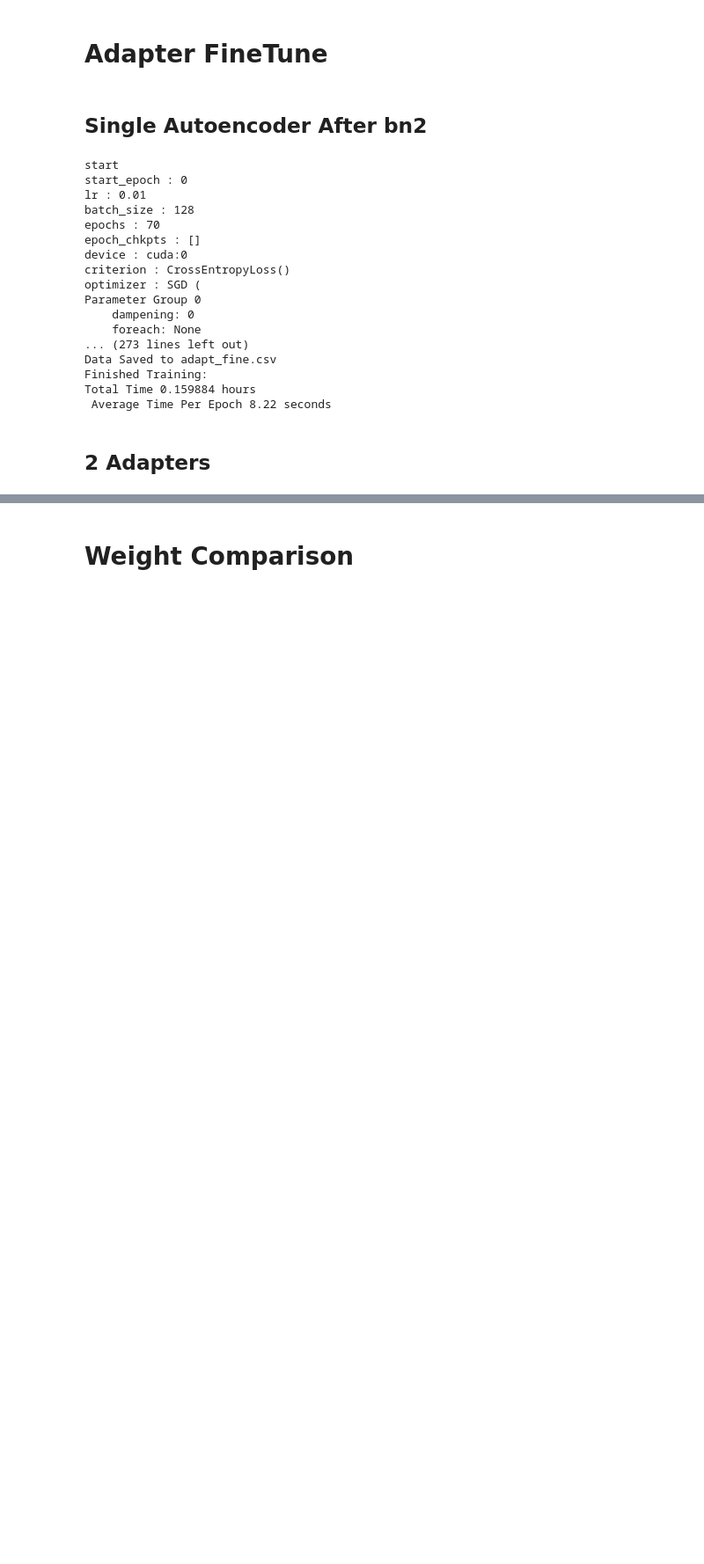
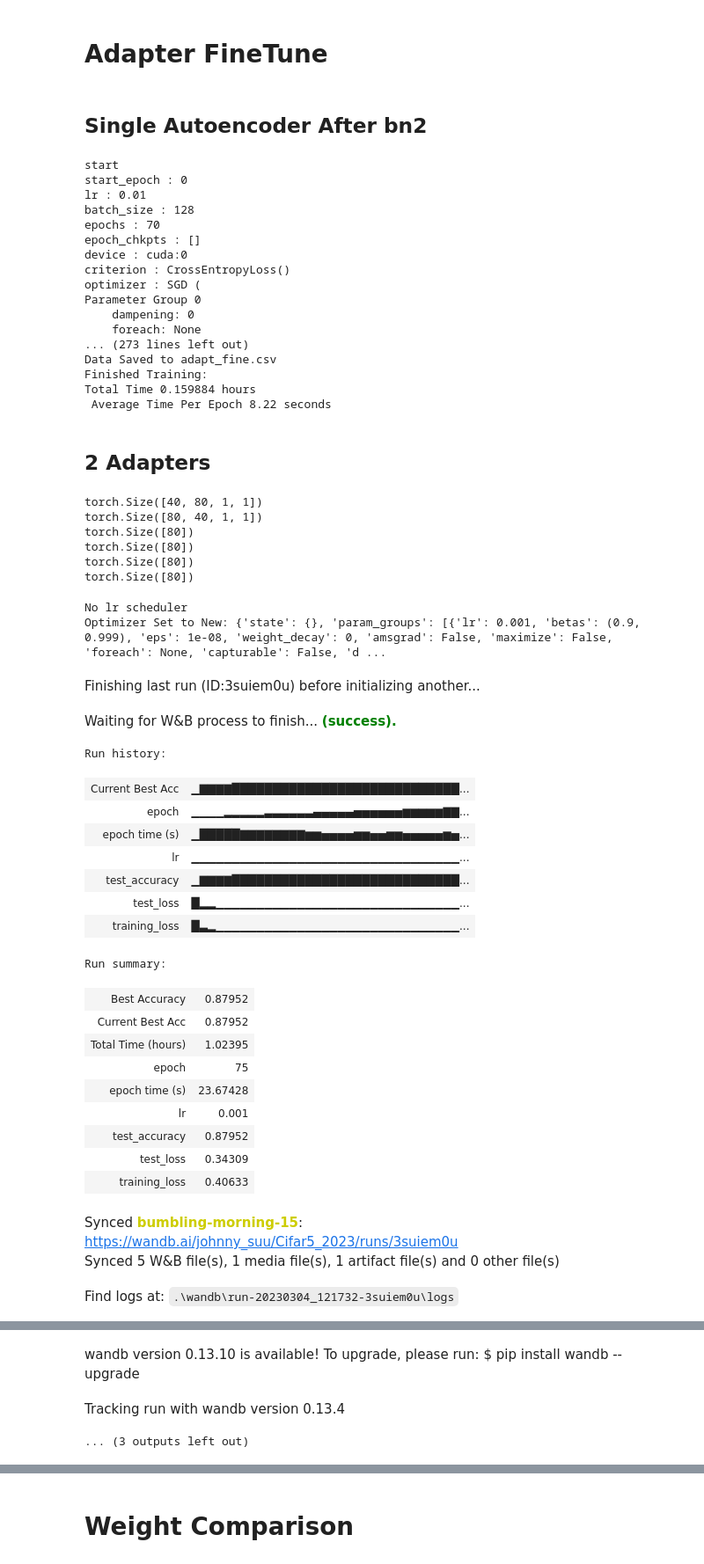
Before and after one commit to Johnnny-suu/Adapters_BNNs-Thesis-, a Jupyter notebook: Cifar_n.ipynb, the cells around one changed output, grey strips where cells are left out. Shown: that part at 88% size. Saved outputs shown, nothing was run; the diff lists cells and outputs as text; code cells hidden in the pictures; blank space fills up the shorter version.

```diff
--- a/Cifar_n.ipynb
+++ b/Cifar_n.ipynb
@@ -174,7 +226,7 @@ classes
 
 device = 'cuda:0' if torch.cuda.is_available() else 'cpu'
 
-PATH = '.\SavedModels\Cifar5\Baseline_BNN_Resnet18_2022_10_21_10_47_20\Baseline_BNN_Resnet18_best_acc.pth'
+PATH = 'SavedModels\Cifar5_2023\Baseline_BNN_Resnet18_2023-03-03 12-25-21\Baseline_BNN_Resnet18_best_acc.pth'
 BinCifar5_state_dict = torch.load(PATH,map_location= device)
 
 feat_extr_model = resnet18_adapt(num_classes= 5)
@@ -182,8 +234,10 @@ feat_extr_model.load_state_dict(BinCifar5_state_dict)
 feat_extr_model.freeze()
 feat_extr_model.fc = BinarizeLinear(64*5,5)
 
-feat_ex = Trainer(feat_extr_model,model_name = 'feat_extract',project_name = 'Cifar5',classes = classes,seed = 123,binarise = True)
-feat_ex.lr = 0.01
+feat_ex = Trainer(feat_extr_model,model_name = 'feat_extract_final_layer_only',project_name = 'Cifar5_2023',classes = classes,seed = 123,binarise = True)
+feat_ex.lr = 0.001
+trainer.set_optimizer(optimizer=torch.optim.Adam)
+trainer.set_scheduler(None)
 feat_ex.epochs = 20
 feat_ex.tags =['finetune']
 feat_ex.train(train59_loader,test59_loader)
@@ -334,3 +390,70 @@ Total Time 0.159884 hours
  Average Time Per Epoch 8.22 seconds
 # %% [markdown]
 ## 2 Adapters
+# %%
+device = 'cuda:0' if torch.cuda.is_available() else 'cpu'
+PATH = 'SavedModels\Cifar5_2023\Baseline_BNN_Resnet18_2023-03-03 12-25-21\Baseline_BNN_Resnet18_best_acc.pth'
+Bin_state_dict = torch.load(PATH,map_location= device)
+
+# bottleneck = autoencoder_adapter(320,200)
+conv_bn = conv_channel_adapter(80,80,kernel = 1, padding= 0)
+
+adapt_fine2 = resnet18_adapt(num_classes=5)
+adapt_fine2.load_state_dict(Bin_state_dict)
+adapt_fine2.freeze()
+
+# adapt_fine2.add_adapter(after = 'bn2',adapter = bottleneck)
+adapt_fine2.add_adapter(after = 'layer1',adapter = conv_bn)
+# %%
+for p in conv_bn.parameters():
+    print(p.shape)
+# %% [output]
+torch.Size([40, 80, 1, 1])
+torch.Size([80, 40, 1, 1])
+torch.Size([80])
+torch.Size([80])
+torch.Size([80])
+torch.Size([80])
+# %%
+adapt_fine2_trainer = Trainer(model = adapt_fine2,seed = 123,model_name = 'adapter_layer_1_conv_channel_80',project_name = 'Cifar5_2023',classes = classes,binarise= True)
+for trainer in [adapt_fine2_trainer]:
+    m = trainer.model
+    m.to(trainer.device)
+    for layer in [m.fc,m.bn3]:
+        for p in layer.parameters():
+            p.requires_grad = True
+        layer.train()
+    trainer.lr = 1e-3
+    trainer.batch_size = 64
+    trainer.epochs =75
+    trainer.epoch_chkpts = []
+    trainer.start_epoch = 0
+    trainer.set_scheduler(None)
+    trainer.set_optimizer(torch.optim.Adam)
+    trainer.train(train59_loader,test59_loader)
+# %% [output]
+No lr scheduler
+Optimizer Set to New: {'state': {}, 'param_groups': [{'lr': 0.001, 'betas': (0.9, 0.999), 'eps': 1e-08, 'weight_decay': 0, 'amsgrad': False, 'maximize': False, 'foreach': None, 'capturable': False, 'd ...
+Finishing last run (ID:3suiem0u) before initializing another...
+Waiting for W&B process to finish... (success).
+Run history:
+| Current Best Acc | ▁▇▇▇▇████████████████████████████... |
+| epoch | ▁▁▁▁▂▂▂▂▂▃▃▃▃▃▃▄▄▄▄▄▅▅▅▅▅▅▆▆▆▆▆▇▇... |
+| epoch time (s) | ▁█████▇▇▇▇▇▇▇▇▆▆▅▅▅▅▆▆▅▅▆▆▅▅▅▅▅▆▅... |
+| lr | ▁▁▁▁▁▁▁▁▁▁▁▁▁▁▁▁▁▁▁▁▁▁▁▁▁▁▁▁▁▁▁▁▁... |
+| test_accuracy | ▁▇▇▇▇████████████████████████████... |
+| test_loss | █▂▂▁▁▁▁▁▁▁▁▁▁▁▁▁▁▁▁▁▁▁▁▁▁▁▁▁▁▁▁▁▁... |
+| training_loss | █▃▂▁▁▁▁▁▁▁▁▁▁▁▁▁▁▁▁▁▁▁▁▁▁▁▁▁▁▁▁▁▁... |
+Run summary:
+| Best Accuracy | 0.87952 |
+| Current Best Acc | 0.87952 |
+| Total Time (hours) | 1.02395 |
+| epoch | 75 |
+| epoch time (s) | 23.67428 |
+| lr | 0.001 |
+| test_accuracy | 0.87952 |
+| test_loss | 0.34309 |
+| training_loss | 0.40633 |
+Synced bumbling-morning-15: https://wandb.ai/johnny_suu/Cifar5_2023/runs/3suiem0u
+Synced 5 W&B file(s), 1 media file(s), 1 artifact file(s) and 0 other file(s)
+Find logs at: .\wandb\run-20230304_121732-3suiem0u\logs
@@ -336,0 +461,3 @@ Total Time 0.159884 hours
+wandb version 0.13.10 is available! To upgrade, please run: $ pip install wandb --upgrade
+Tracking run with wandb version 0.13.4
+... (3 outputs left out)
```
Also changed, not shown: parts of 21 cells of this notebook, 16 other files.
